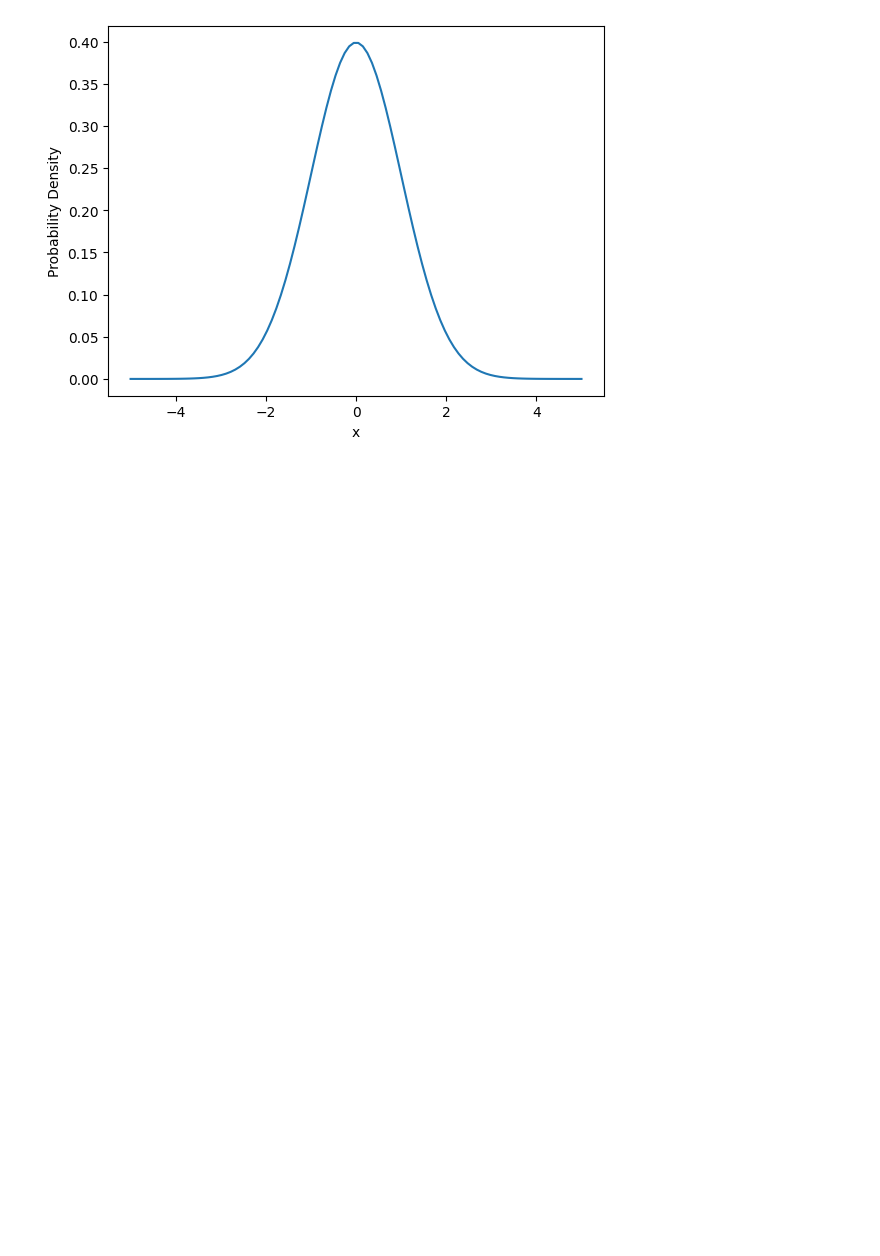
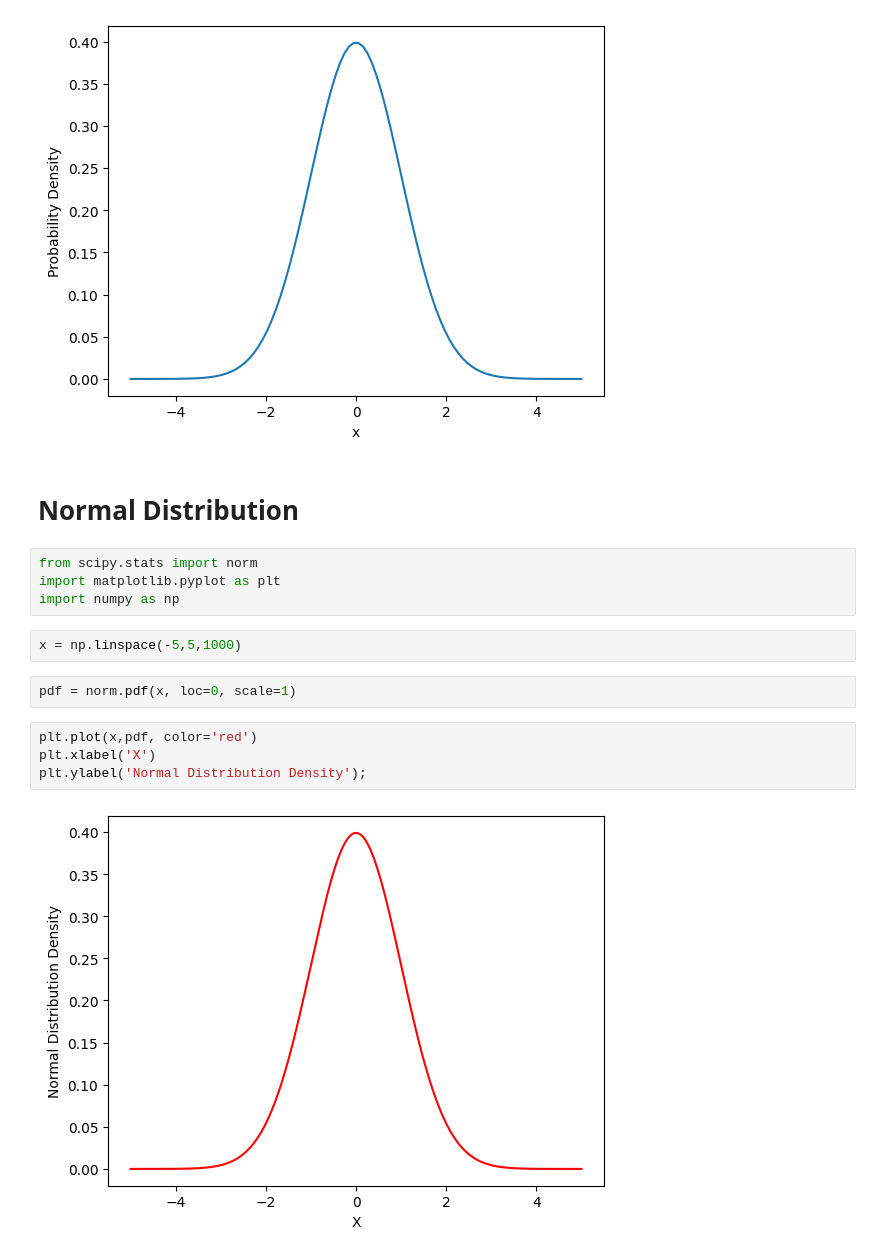
Before and after one commit to abhas-b/AICentral, a Jupyter notebook: 04. Statistical Foundations/01. Define standard normal distribution.ipynb, the cells around one changed output. Drawn from its saved outputs; the diff is of its cells as text; blank space fills up the shorter version.

Commit message:
Probability distributions, plots and fitting added

```diff
--- a/04. Statistical Foundations/01. Define standard normal distribution.ipynb
+++ b/04. Statistical Foundations/01. Define standard normal distribution.ipynb
@@ -30,3 +30,19 @@ plt.ylabel("Probability Density")
 plt.show()
 # %% [output]
 [figure]
+# %% [markdown]
+# Normal Distribution
+# %%
+from scipy.stats import norm
+import matplotlib.pyplot as plt
+import numpy as np
+# %%
+x = np.linspace(-5,5,1000)
+# %%
+pdf = norm.pdf(x, loc=0, scale=1)
+# %%
+plt.plot(x,pdf, color='red')
+plt.xlabel('X')
+plt.ylabel('Normal Distribution Density');
+# %% [output]
+[figure, added]
```
Also changed, not shown: parts of 1 cell of this notebook, 6 other files.
